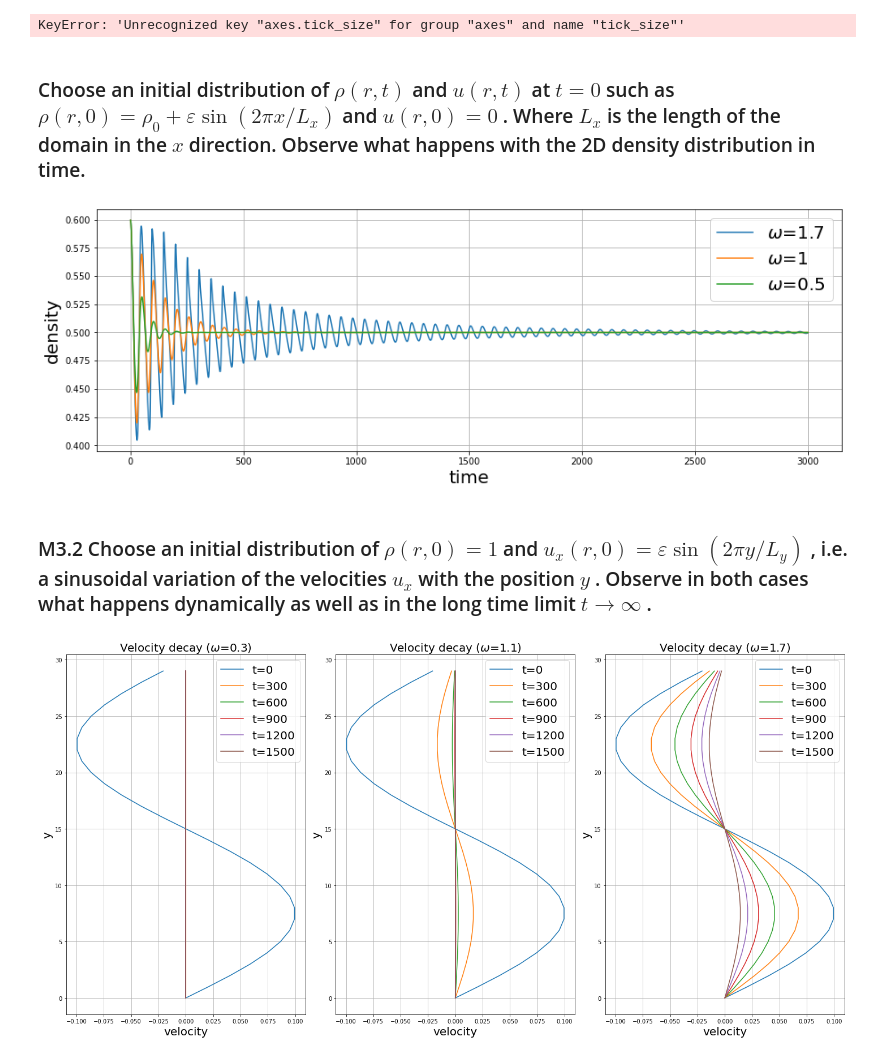
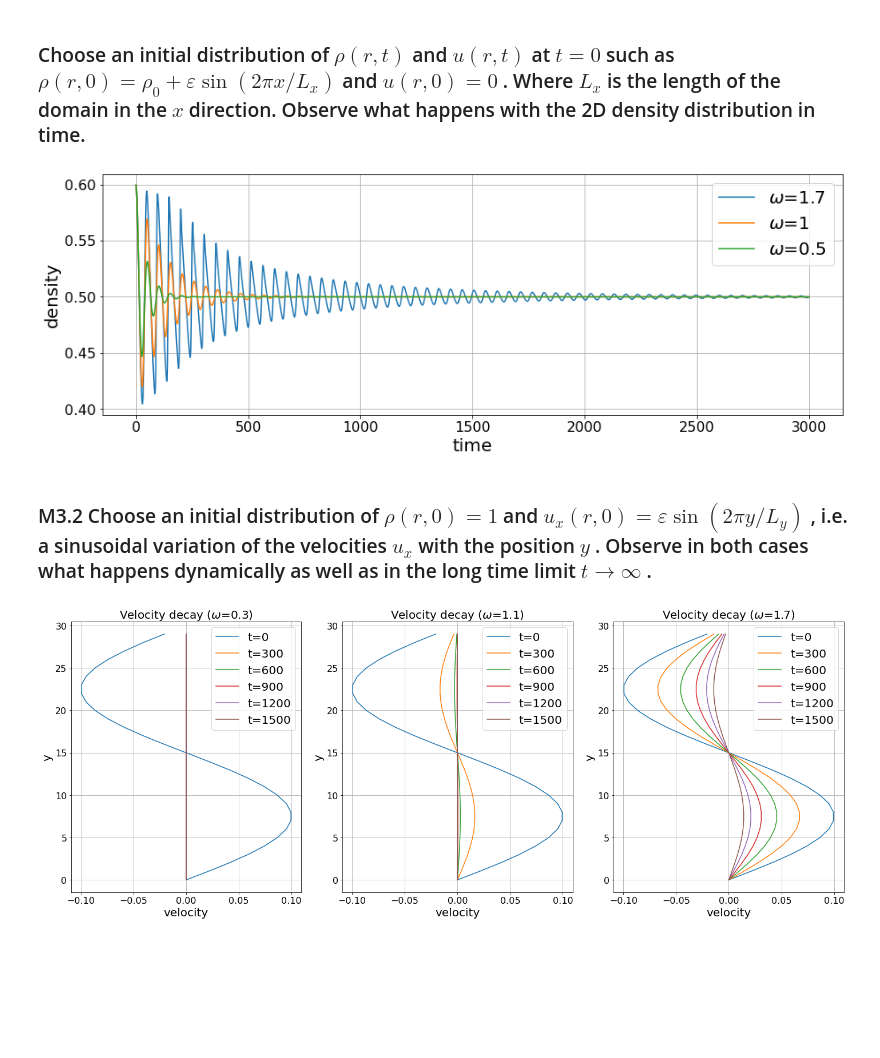
Before and after one commit to jonas27/pylbm, a Jupyter notebook: milestones/m3/m3.ipynb, the cells around one changed output. Drawn from its saved outputs; the diff is of its cells as text; code cells hidden in the pictures; blank space fills up the shorter version.

Commit message:
m3 update font size

```diff
--- a/milestones/m3/m3.ipynb
+++ b/milestones/m3/m3.ipynb
@@ -10,12 +10,10 @@ omegas = np.arange(0.1, 1.91, 0.2).round(decimals=1)
 x_dim, y_dim = 30, 30
 
 font_size = 20
+plt.rc('font', size=16)
 plt.rc('axes', titlesize=font_size)
 plt.rc('axes', labelsize=font_size)
-
 fontsize_label = 20
-# %% [output]
-KeyError: 'Unrecognized key "axes.tick_size" for group "axes" and name "tick_size"'
 # %% [markdown]
 ### Choose an initial distribution of  $ρ(r,t)$  and  $u(r,t)$  at  $t=0$  such as  $ρ(r,0)=ρ_0+ε \sin(2πx / L_x)$  and  $u(r,0)=0$ . Where  $L_x$  is the length of the domain in the  $x$  direction. Observe what happens with the 2D density distribution in time.
 # %%
@@ -50,15 +48,5 @@ for o in [1.7,1,0.5]:
     vs_emp.append(v)
     densities = np.array(densities)
     ax.plot(np.arange(epochs),densities, label='$\omega$='+str(o))
-
-
-ax.set_xlabel("time")
-ax.set_ylabel("density")
-# ax.set_title("Density decay, omega=0.5")
-ax.legend(fontsize=fontsize_label)
-ax.grid(True)
-lbm.save_fig(fig, 'm3-1-density-decay.pgf')
-plt.show()
-plt.close()
 # %% [output]
-[figure, old version]
+[figure, new version]
@@ -100,24 +97,24 @@ for omega in omegas:
     amps_emp = np.array(amps_emp)
     amps_total.append([omega, amps_emp])
 # %%
-fig, ax = plt.subplots(figsize=(20,10))
+fig, ax = plt.subplots(figsize=(20,8))
 plt.axis('off')
 axs = fig.subplots(nrows=1, ncols=3)
 indices = [1,5,8]
 vel_print = [velocities_print[i] for i in indices]
 for i, velocities, omega in zip(np.arange(3), vel_print, omegas[indices]):
     ax = axs[i]
     ax.set_title("Velocity decay ($\omega$={})".format(str(omega)))
     ax.set_xlabel("velocity")
     ax.set_ylabel("y")
     for v in velocities[:6]:
         ax.plot(v[0],np.arange(y_dim), label="t={}".format(v[1]))
     ax.legend(fontsize=fontsize_label)
     ax.grid()
 plt.tight_layout()
 lbm.save_fig(fig, 'm3-2-velocity-decay.pgf')
 plt.show()
 plt.close()
 # %% [output]
-[figure, old version]
+[figure, new version]
 # %%
```
Also changed, not shown: parts of 3 cells of this notebook, 2 other files.
